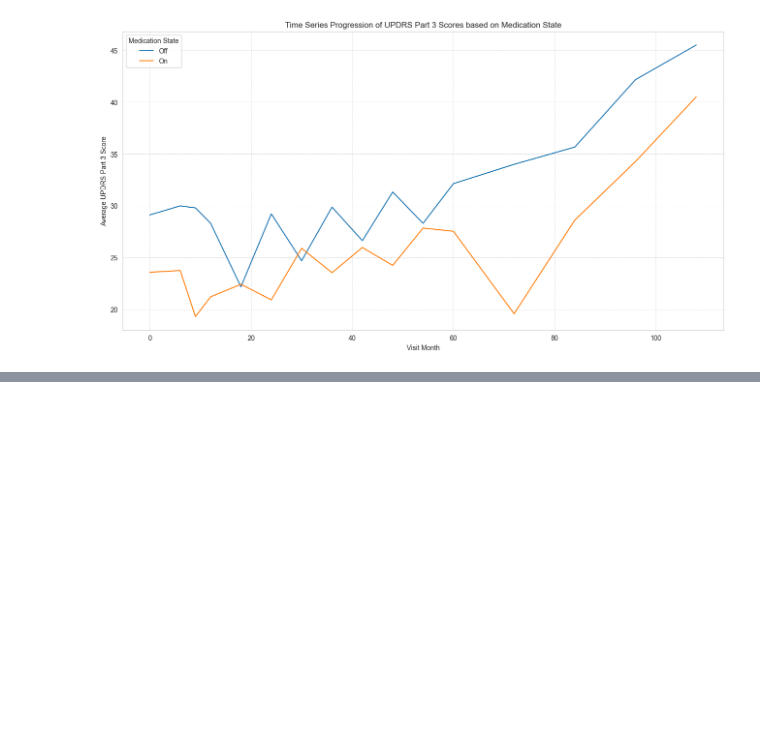
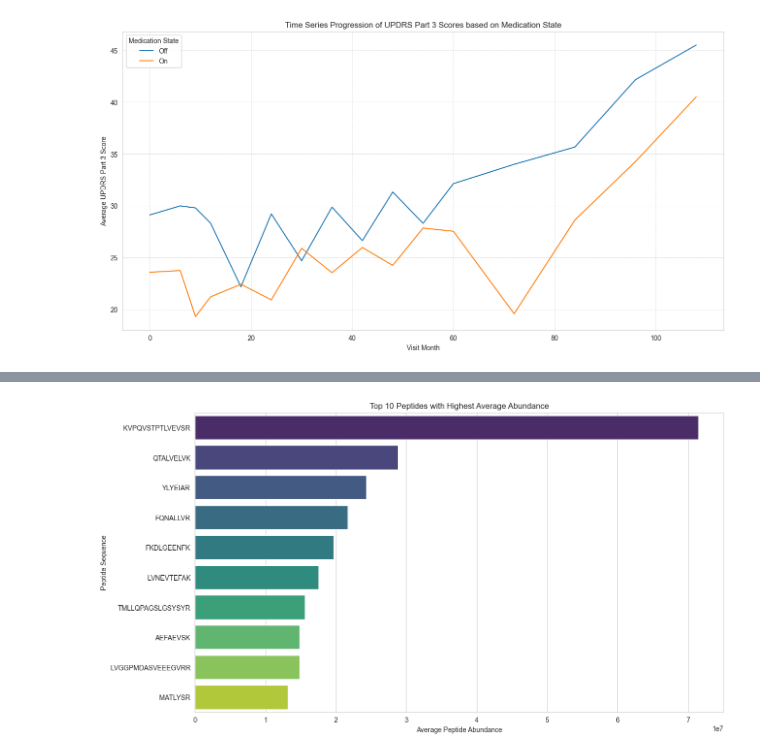
Before and after one commit to azizharouna/NeuroMetrics, a Jupyter notebook: data_analysis.ipynb, the cells around one changed output, grey strips where cells are left out. Saved outputs shown, nothing was run; the diff lists cells and outputs as text; code cells hidden in the pictures; blank space fills up the shorter version.

Commit message:
to average protein expression and peptide abundance

```diff
--- a/data_analysis.ipynb
+++ b/data_analysis.ipynb
@@ -254,0 +264,16 @@ plt.show()
+# %%
+# Calculate the average abundance for each unique peptide
+avg_peptide_abundance = train_peptides.groupby('Peptide')['PeptideAbundance'].mean().sort_values(ascending=False)
+
+# Extract the top 10 peptides with highest average abundance
+top_peptides = avg_peptide_abundance.head(10)
+
+# Plot the top peptides based on their average abundance
+plt.figure(figsize=(14, 8))
+sns.barplot(x=top_peptides.values, y=top_peptides.index, palette='viridis')
+plt.xlabel('Average Peptide Abundance')
+plt.ylabel('Peptide Sequence')
+plt.title('Top 10 Peptides with Highest Average Abundance')
+plt.show()
+# %% [output]
+[figure, added]
```
Also changed, not shown: parts of 3 cells of this notebook.
